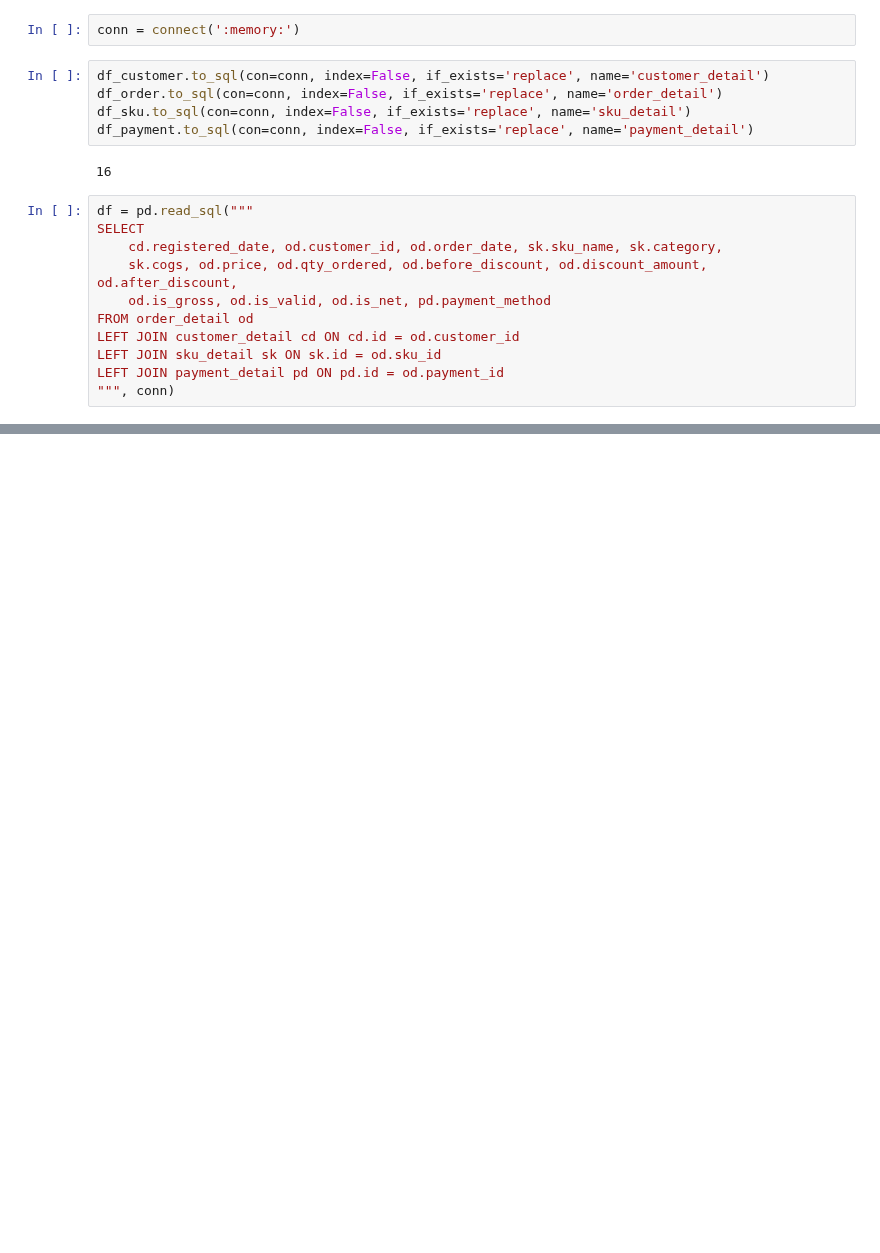
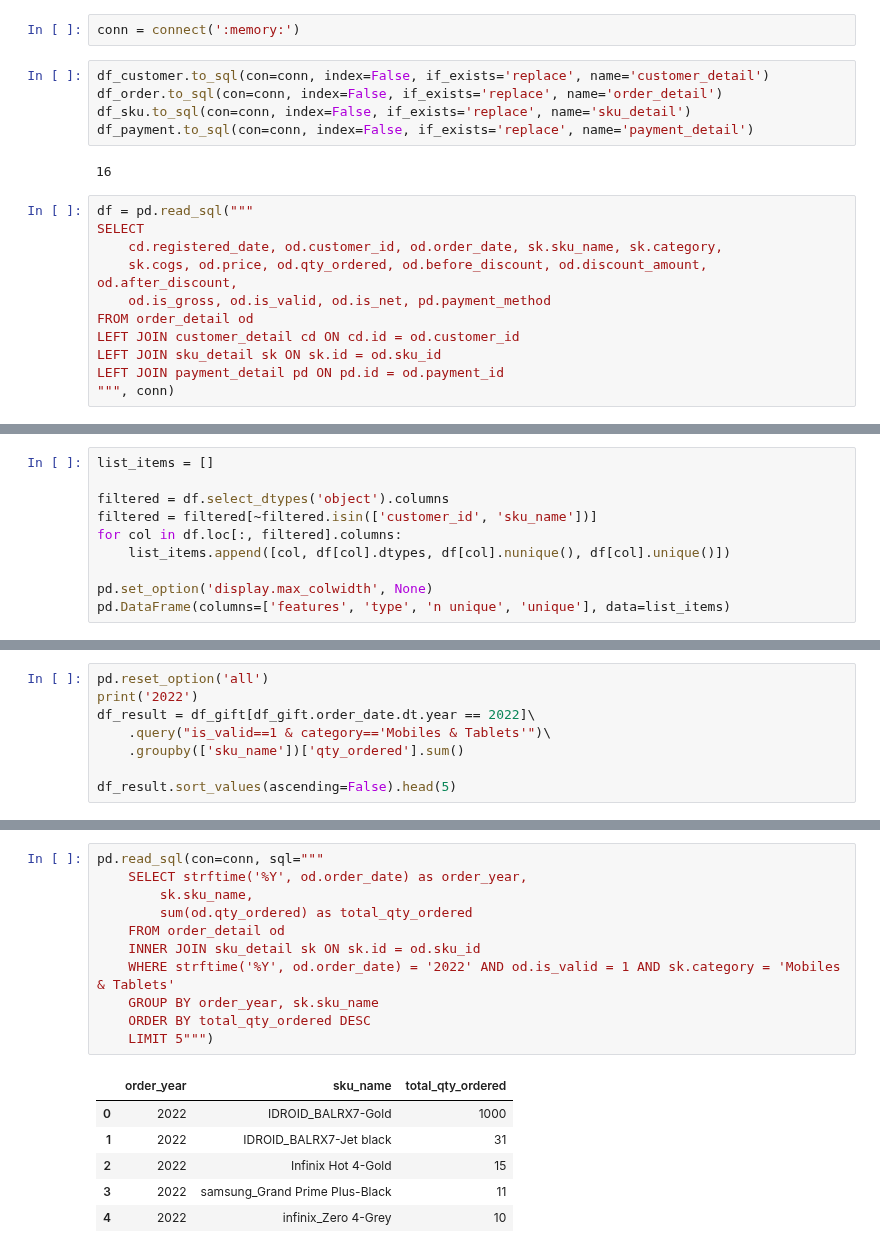
Before and after one commit to clarentcelsia/Analytics, a Jupyter notebook: ecommerce_product_sales.ipynb, the cells around one changed output, grey strips where cells are left out. Saved outputs shown, nothing was run; the diff lists cells and outputs as text; blank space fills up the shorter version.

Commit message:
[add] sql conn

```diff
--- a/ecommerce_product_sales.ipynb
+++ b/ecommerce_product_sales.ipynb
@@ -203,0 +264,10 @@ df.shape
+# %%
+list_items = []
+
+filtered = df.select_dtypes('object').columns
+filtered = filtered[~filtered.isin(['customer_id', 'sku_name'])]
+for col in df.loc[:, filtered].columns:
+    list_items.append([col, df[col].dtypes, df[col].nunique(), df[col].unique()])
+
+pd.set_option('display.max_colwidth', None)
+pd.DataFrame(columns=['features', 'type', 'n unique', 'unique'], data=list_items)
@@ -203,0 +285,8 @@ df.shape
+# %%
+pd.reset_option('all')
+print('2022')
+df_result = df_gift[df_gift.order_date.dt.year == 2022]\
+    .query("is_valid==1 & category=='Mobiles & Tablets'")\
+    .groupby(['sku_name'])['qty_ordered'].sum()
+
+df_result.sort_values(ascending=False).head(5)
@@ -203,0 +302,18 @@ df.shape
+# %%
+pd.read_sql(con=conn, sql="""
+    SELECT strftime('%Y', od.order_date) as order_year,
+        sk.sku_name,
+        sum(od.qty_ordered) as total_qty_ordered
+    FROM order_detail od
+    INNER JOIN sku_detail sk ON sk.id = od.sku_id
+    WHERE strftime('%Y', od.order_date) = '2022' AND od.is_valid = 1 AND sk.category = 'Mobiles & Tablets'
+    GROUP BY order_year, sk.sku_name
+    ORDER BY total_qty_ordered DESC
+    LIMIT 5""")
+# %% [output]
+|  | order_year | sku_name | total_qty_ordered |
+| 0 | 2022 | IDROID_BALRX7-Gold | 1000 |
+| 1 | 2022 | IDROID_BALRX7-Jet black | 31 |
+| 2 | 2022 | Infinix Hot 4-Gold | 15 |
+| 3 | 2022 | samsung_Grand Prime Plus-Black | 11 |
+| 4 | 2022 | infinix_Zero 4-Grey | 10 |
```
Also changed, not shown: parts of 13 cells of this notebook.
